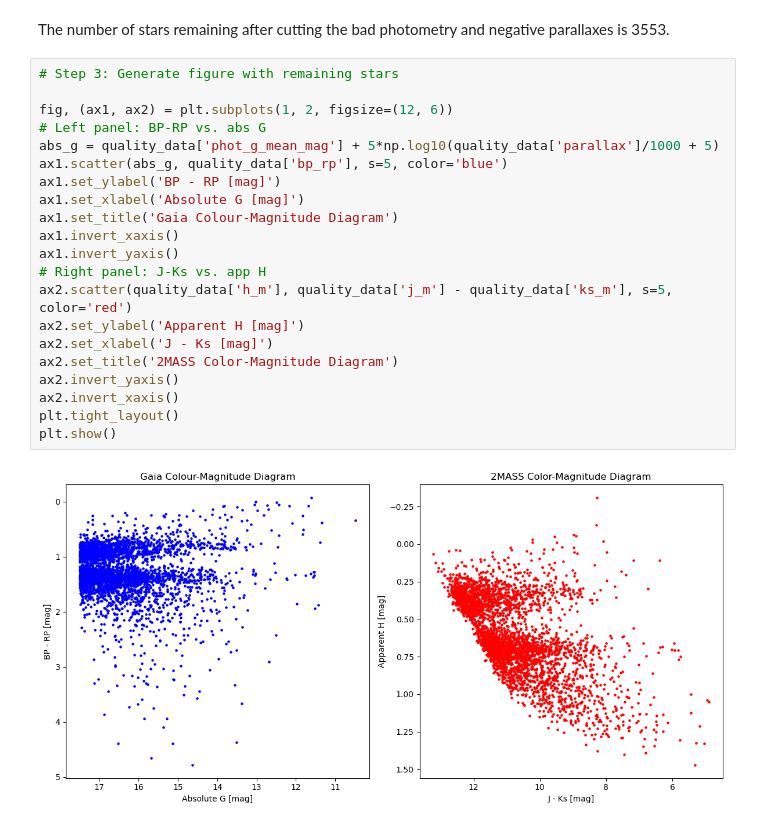
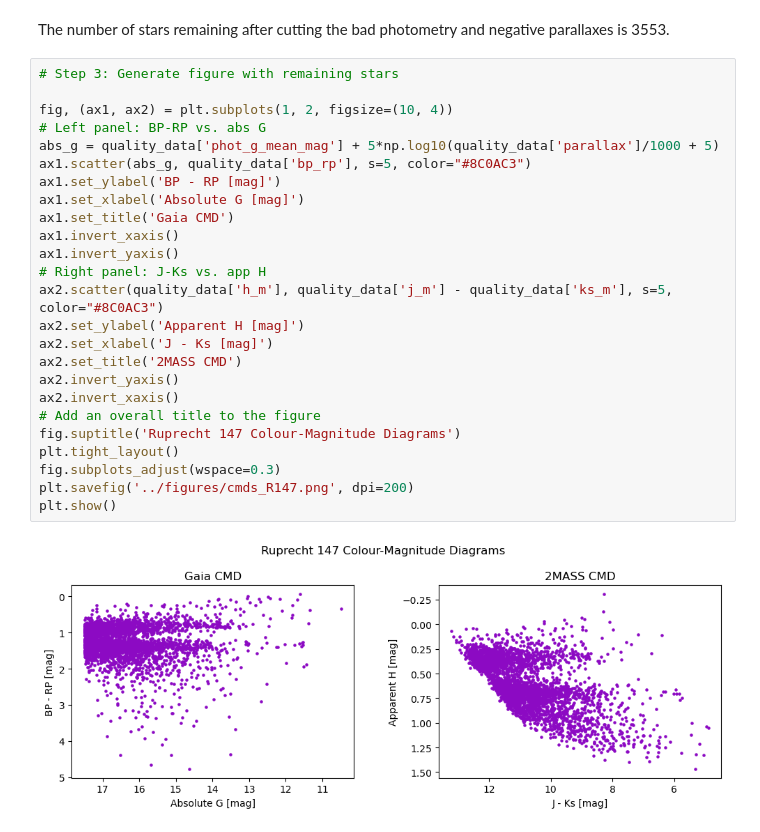
Before and after one commit to gevb2003/ASTR4004_Assignment_3, a Jupyter notebook: Question_2_ADQL/ADQL_task.ipynb, the cells around one changed output. Saved outputs shown, nothing was run; the diff lists cells and outputs as text.

Commit message:
Updated plotting format for the CMD diagrams and created an output file that saves to Figures. Added notes in a markdown cell on things to consider for the recommendation part of the question.

```diff
--- a/Question_2_ADQL/ADQL_task.ipynb
+++ b/Question_2_ADQL/ADQL_task.ipynb
@@ -57,23 +57,27 @@ The number of stars remaining after cutting the bad photometry and negative para
 # %%
 # Step 3: Generate figure with remaining stars
 
-fig, (ax1, ax2) = plt.subplots(1, 2, figsize=(12, 6))
+fig, (ax1, ax2) = plt.subplots(1, 2, figsize=(10, 4))
 # Left panel: BP-RP vs. abs G
 abs_g = quality_data['phot_g_mean_mag'] + 5*np.log10(quality_data['parallax']/1000 + 5)
-ax1.scatter(abs_g, quality_data['bp_rp'], s=5, color='blue')
+ax1.scatter(abs_g, quality_data['bp_rp'], s=5, color="#8C0AC3")
 ax1.set_ylabel('BP - RP [mag]')
 ax1.set_xlabel('Absolute G [mag]')
-ax1.set_title('Gaia Colour-Magnitude Diagram')
+ax1.set_title('Gaia CMD')
 ax1.invert_xaxis()
 ax1.invert_yaxis()
 # Right panel: J-Ks vs. app H
-ax2.scatter(quality_data['h_m'], quality_data['j_m'] - quality_data['ks_m'], s=5, color='red')
+ax2.scatter(quality_data['h_m'], quality_data['j_m'] - quality_data['ks_m'], s=5, color="#8C0AC3")
 ax2.set_ylabel('Apparent H [mag]')
 ax2.set_xlabel('J - Ks [mag]')
-ax2.set_title('2MASS Color-Magnitude Diagram')
+ax2.set_title('2MASS CMD')
 ax2.invert_yaxis()
 ax2.invert_xaxis()
+# Add an overall title to the figure
+fig.suptitle('Ruprecht 147 Colour-Magnitude Diagrams')
 plt.tight_layout()
+fig.subplots_adjust(wspace=0.3)
+plt.savefig('../figures/cmds_R147.png', dpi=200)
 plt.show()
 # %% [output]
-[figure, old version]
+[figure, new version]
```
Also changed, not shown: parts of 1 cell of this notebook, 1 other file.
